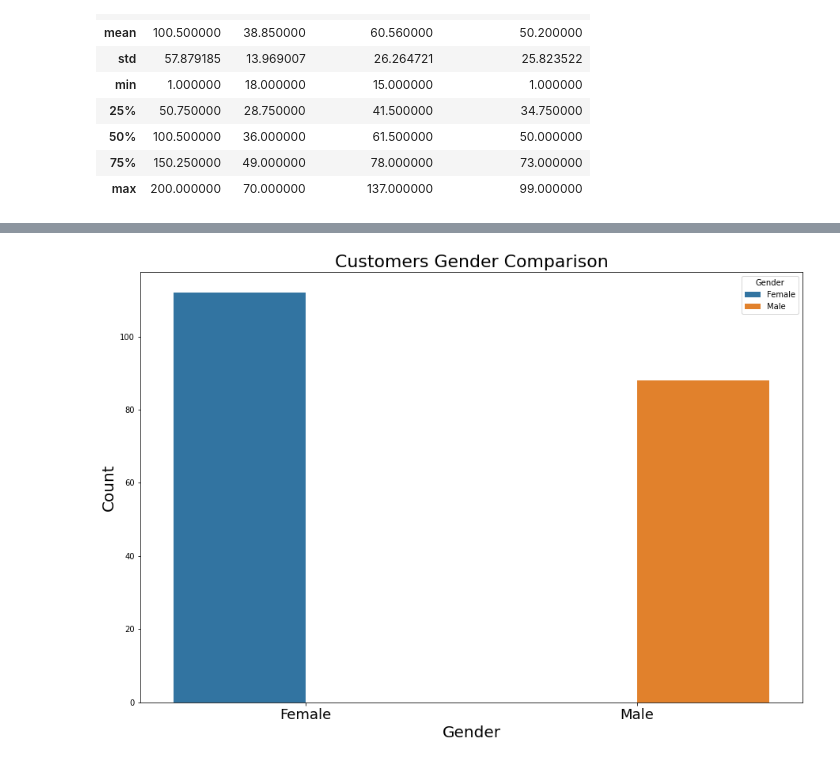
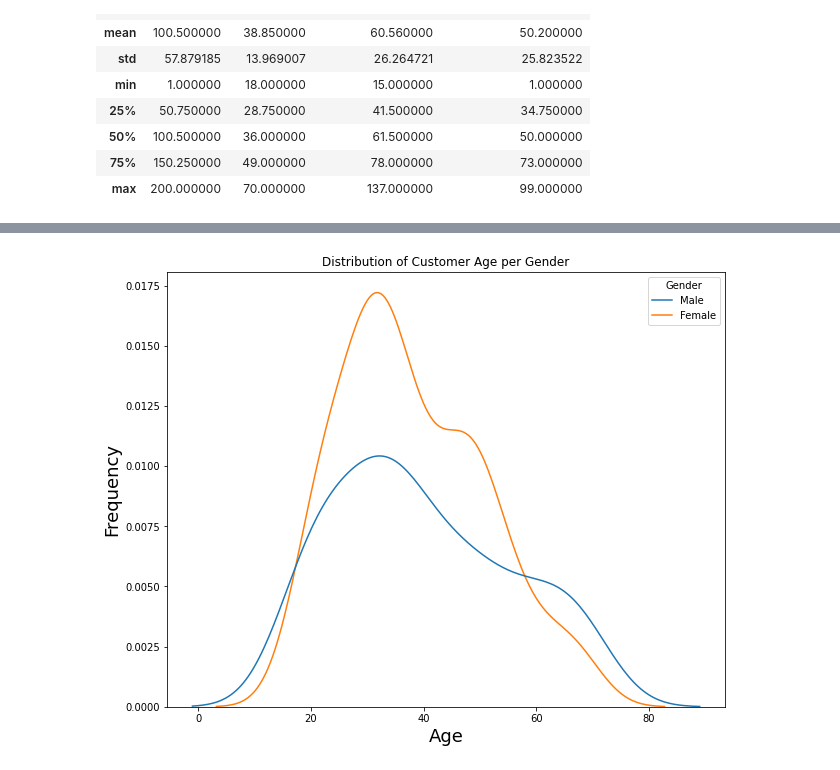
Before and after one commit to antonygatua/playing-with-data, a Jupyter notebook: Mall_customers/customer.ipynb, the cells around one changed output, grey strips where cells are left out. Cells and saved outputs as stored; diff of their text form; code cells hidden in the pictures.

Commit message:
Exploratory Data Analysis Python

```diff
--- a/Mall_customers/customer.ipynb
+++ b/Mall_customers/customer.ipynb
@@ -76,4 +185,24 @@ def bar_gender(df, var):
+# %%
+# kde plot to show the distribution of age per gender
+
+def kde_age(df, var, leg):
+
+    sns.axes_style('whitegrid')
+
+    char,ax = plt.subplots(figsize=(10,8))
+
+    ax = sns.kdeplot(x = var, data = df, hue=leg, multiple='layer')
+
+    ax.set_ylabel('Frequency', size=18)
+
+    ax.set_xlabel(var,size = 18)
+
+    ax.set_title(f'Distribution of Customer {var} per {leg}')
+
+    char.savefig('Distribution.png')
+
+    return
 # %%
-bar_gender(df, 'Gender')
+kde_age(df, 'Age', 'Gender')
 # %% [output]
-[figure, old version]
+[figure, new version]
```
Also changed, not shown: parts of 11 cells of this notebook, 3 other files.
